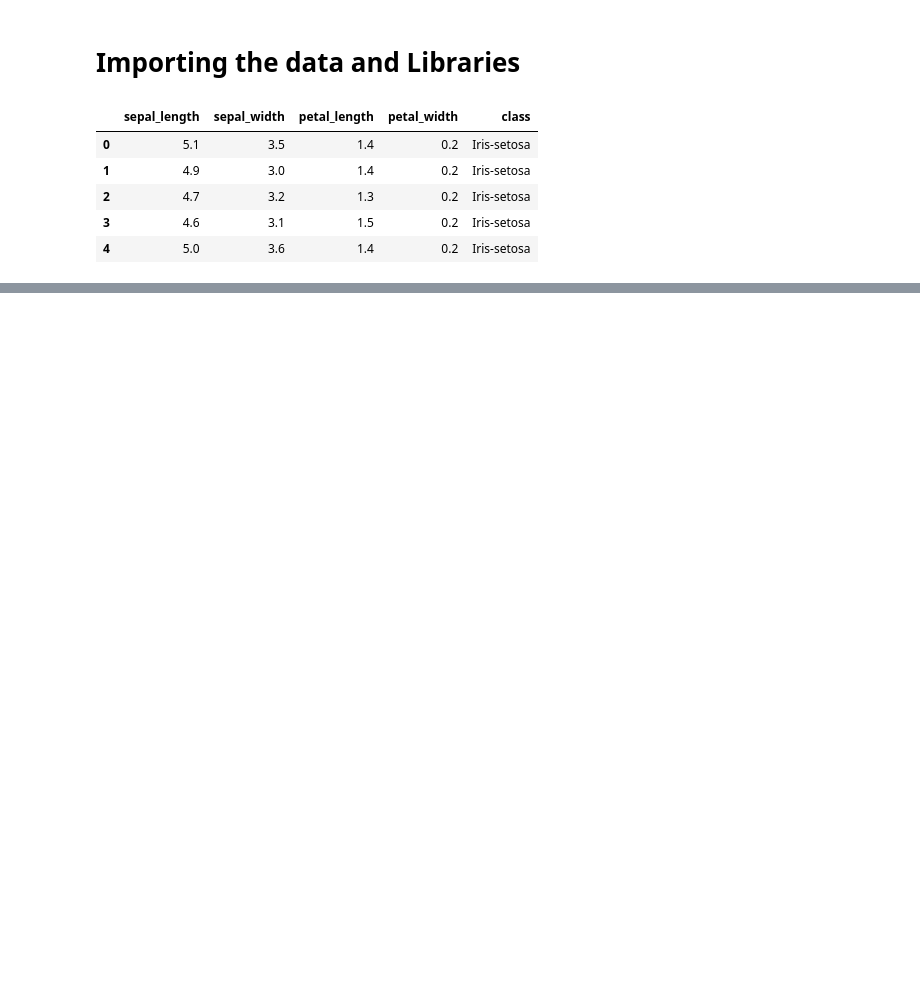
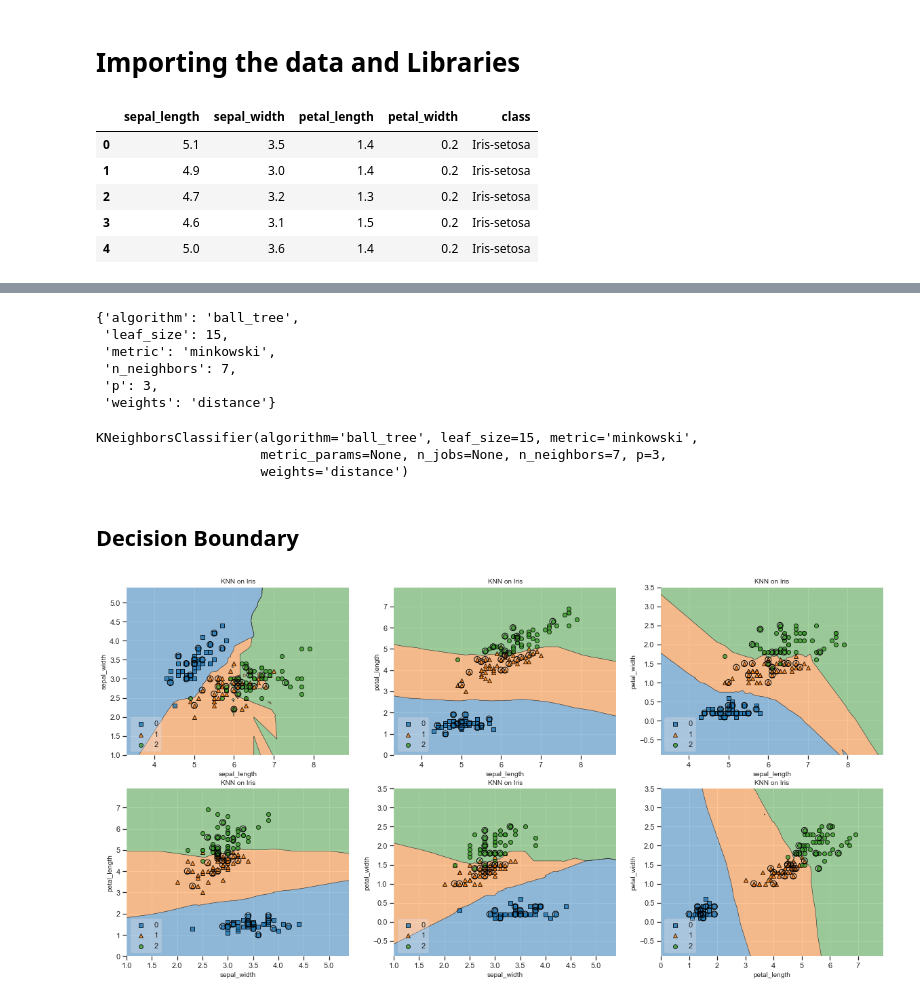
Before and after one commit to Deon67/KNN, a Jupyter notebook: KNN Classification.ipynb, the cells around one changed output, grey strips where cells are left out. Cells and saved outputs as stored; diff of their text form; code cells hidden in the pictures; blank space fills up the shorter version.

```diff
--- a/KNN Classification.ipynb
+++ b/KNN Classification.ipynb
@@ -58,0 +154,2 @@ KNeighborsClassifier(algorithm='auto', leaf_size=30, metric='chebyshev',
+# %%
+gs.fit(x_data,y_data)
@@ -58,0 +172,42 @@ KNeighborsClassifier(algorithm='auto', leaf_size=30, metric='chebyshev',
+# %%
+gs.best_params_
+# %% [output]
+{'algorithm': 'ball_tree',
+ 'leaf_size': 15,
+ 'metric': 'minkowski',
+ 'n_neighbors': 7,
+ 'p': 3,
+ 'weights': 'distance'}
+# %%
+clf=KNeighborsClassifier(**gs.best_params_)
+# %%
+clf.fit(x_data,y_data)
+# %% [output]
+KNeighborsClassifier(algorithm='ball_tree', leaf_size=15, metric='minkowski',
+                     metric_params=None, n_jobs=None, n_neighbors=7, p=3,
+                     weights='distance')
+# %% [markdown]
+## Decision Boundary
+# %%
+import itertools
+from sklearn.model_selection import train_test_split
+from mlxtend.plotting import plot_decision_regions
+gra=list(itertools.combinations(data.columns[:-1],2))
+# %%
+fig=plt.figure(figsize=(20,10))
+for i,j in enumerate(gra,1):
+    x=x_data.loc[:,j].values
+    y=y_data.values
+    x_train,x_test,y_train,y_test=train_test_split(x,y,random_state=0)
+    clf1=KNeighborsClassifier(n_neighbors=5)
+    clf1.fit(x_train,y_train)
+
+    ax=fig.add_subplot(2,3,i)
+    plot_decision_regions(x, y, clf=clf1, legend=3,X_highlight=x_test)
+
+    # Adding axes annotations
+    plt.xlabel(j[0], fontsize=10)
+    plt.ylabel(j[1], fontsize=10)
+    plt.title('KNN on Iris', fontsize=10);
+# %% [output]
+[figure, added]
```
Also changed, not shown: parts of 18 cells of this notebook.
